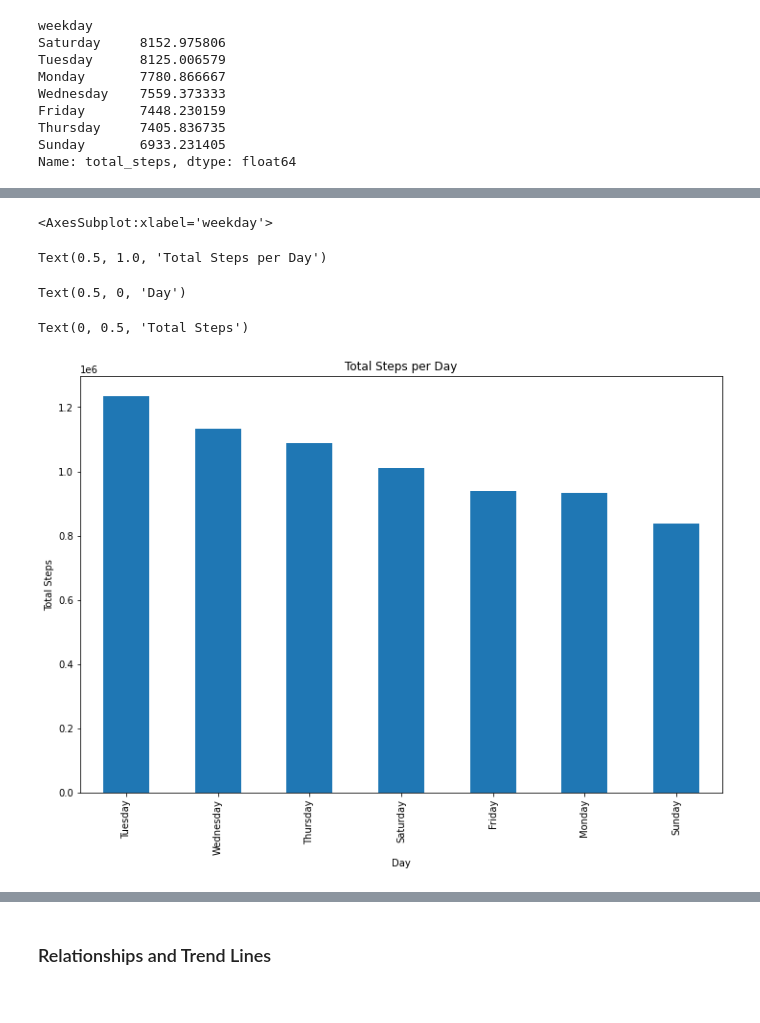
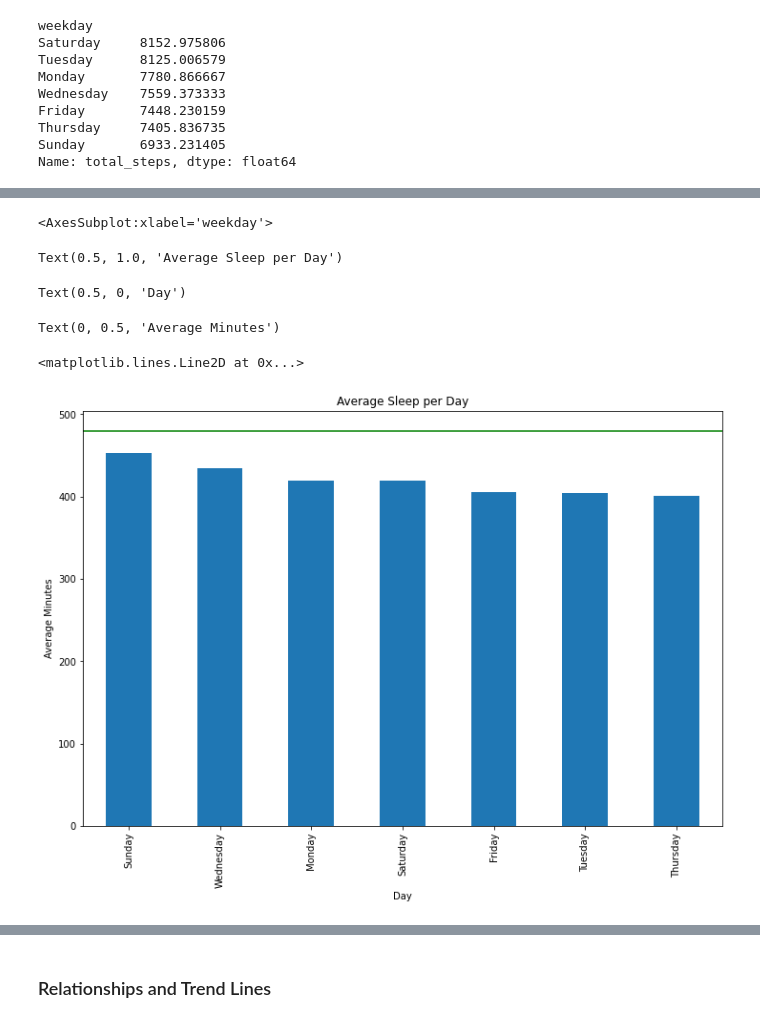
Before and after one commit to brandifalls/fitbit-data-analysis, a Jupyter notebook: fibit-analysis.ipynb, the cells around one changed output, grey strips where cells are left out. Saved outputs shown, nothing was run; the diff lists cells and outputs as text; code cells hidden in the pictures.

```diff
--- a/fibit-analysis.ipynb
+++ b/fibit-analysis.ipynb
@@ -566,0 +537,4 @@ Name: total_steps, dtype: int64
+# %%
+#Average Sleep per Day
+avg_sleep_day = updated_daily_sleep.groupby(["weekday"])["total_minutes_asleep"].mean().sort_values(ascending = False)
+avg_sleep_day
@@ -567,11 +551,13 @@ Name: total_steps, dtype: int64
 # %%
-total_steps_day.plot(kind="bar")
-plt.title("Total Steps per Day")
+avg_sleep_day.plot(kind="bar")
+plt.title("Average Sleep per Day")
 plt.xlabel("Day")
-plt.ylabel("Total Steps")
+plt.ylabel("Average Minutes")
+plt.axhline(480, color='green')
 # %% [output]
 <AxesSubplot:xlabel='weekday'>
-Text(0.5, 1.0, 'Total Steps per Day')
+Text(0.5, 1.0, 'Average Sleep per Day')
 Text(0.5, 0, 'Day')
-Text(0, 0.5, 'Total Steps')
+Text(0, 0.5, 'Average Minutes')
+<matplotlib.lines.Line2D at 0x...>
-[figure, old version]
+[figure, new version]
```
Also changed, not shown: parts of 39 cells of this notebook, 3 other files.
